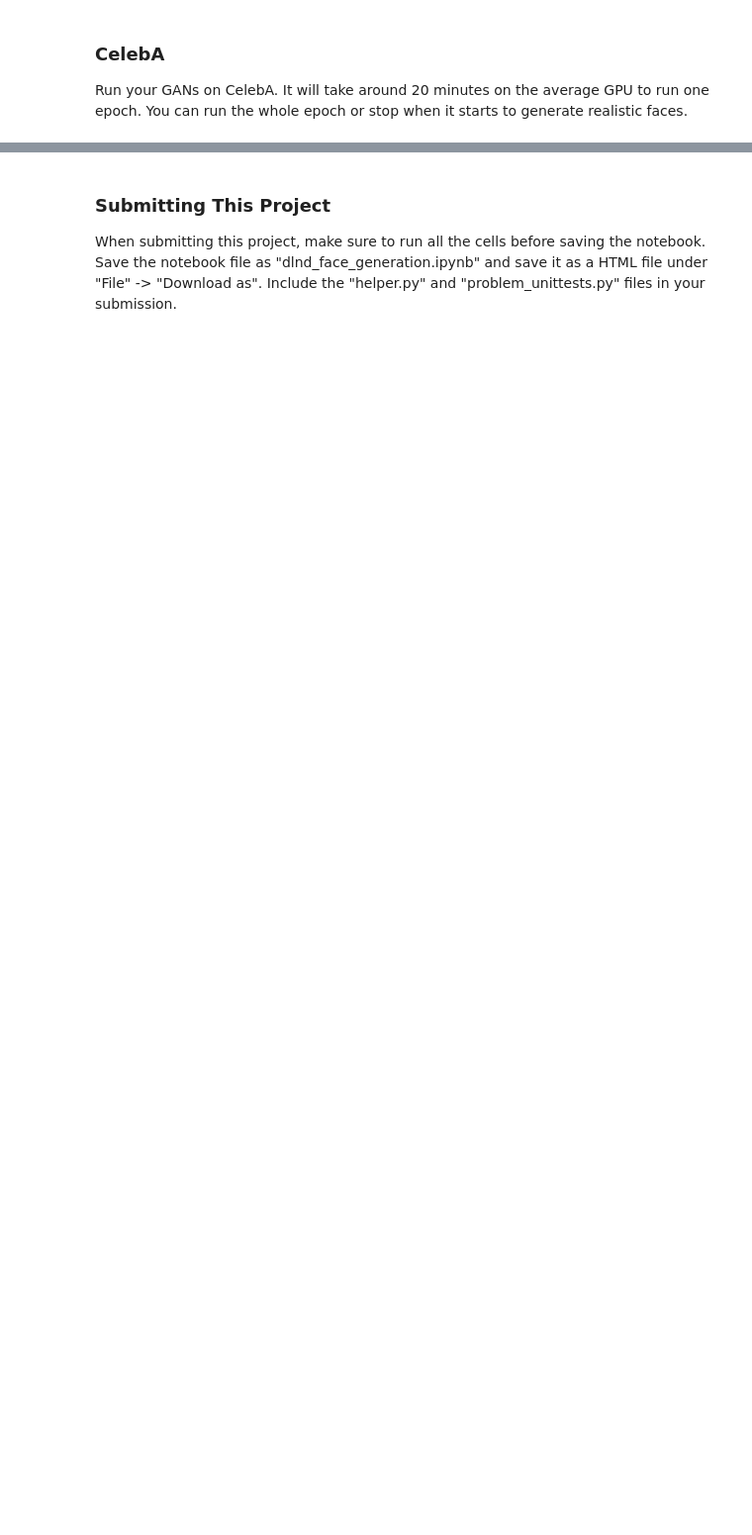
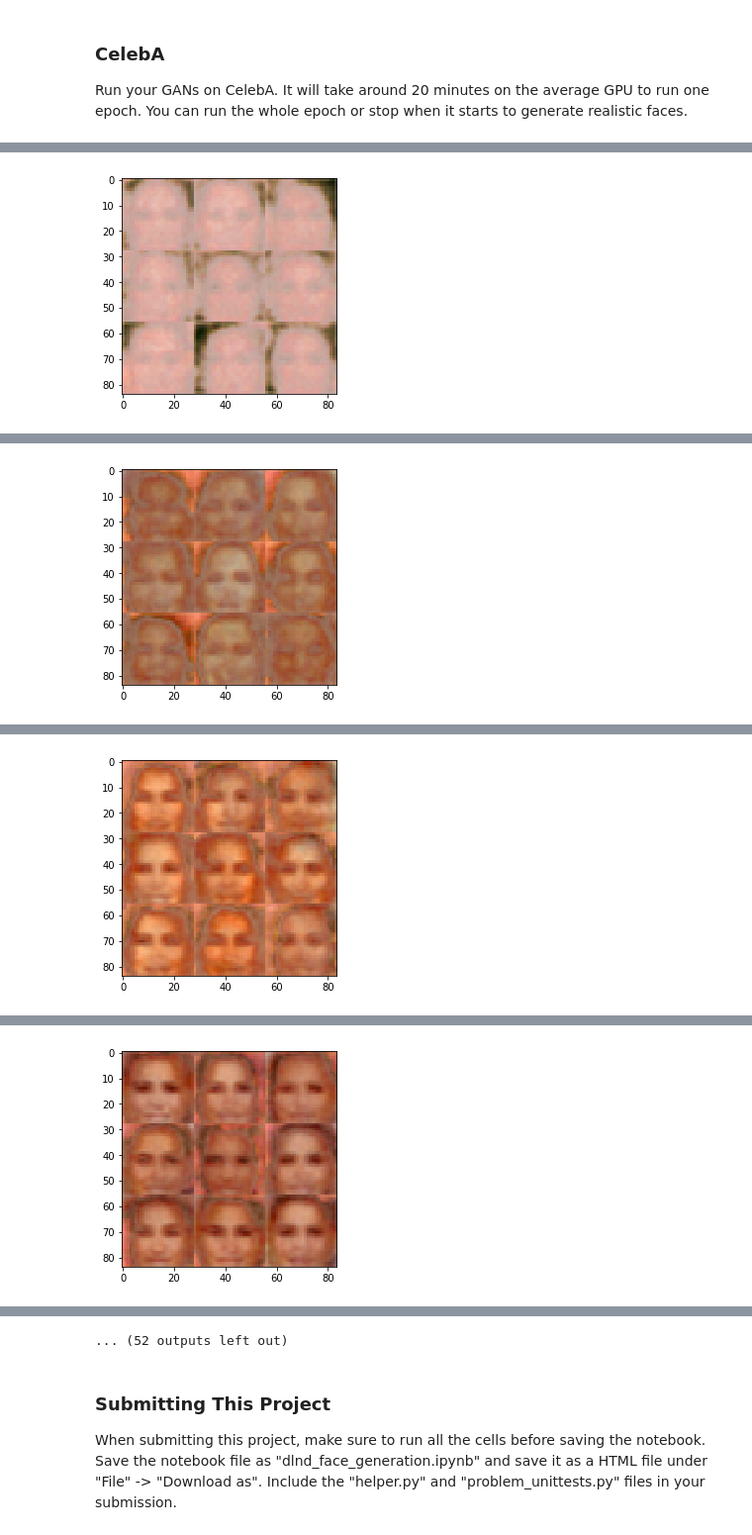
Before and after one commit to nadvamir/udacity-5-face-generation, a Jupyter notebook: dlnd_face_generation.ipynb, the cells around one changed output, grey strips where cells are left out. Shown at 99% size. Drawn from its saved outputs; the diff is of its cells as text; code cells hidden in the pictures; blank space fills up the shorter version.

```diff
--- a/dlnd_face_generation.ipynb
+++ b/dlnd_face_generation.ipynb
@@ -412,10 +474,10 @@ IndexError: list index out of range
 ### CelebA
 Run your GANs on CelebA.  It will take around 20 minutes on the average GPU to run one epoch.  You can run the whole epoch or stop when it starts to generate realistic faces.
 # %%
-batch_size = None
-z_dim = None
-learning_rate = None
-beta1 = None
+batch_size = 64
+z_dim = 128
+learning_rate = 0.0005
+beta1 = 0.5
 
 
 """
@@ -427,3 +489,4 @@ celeba_dataset = helper.Dataset('celeba', glob(os.path.join(data_dir, 'img_align
 with tf.Graph().as_default():
     train(epochs, batch_size, z_dim, learning_rate, beta1, celeba_dataset.get_batches,
           celeba_dataset.shape, celeba_dataset.image_mode)
+# %% [output]
@@ -429,0 +503 @@ with tf.Graph().as_default():
+[figure, added]
@@ -429,0 +514 @@ with tf.Graph().as_default():
+[figure, added]
@@ -429,0 +525 @@ with tf.Graph().as_default():
+[figure, added]
@@ -429,0 +536 @@ with tf.Graph().as_default():
+[figure, added]
@@ -430,3 +559,4 @@ with tf.Graph().as_default():
+... (52 outputs left out)
 # %% [markdown]
 ### Submitting This Project
 When submitting this project, make sure to run all the cells before saving the notebook. Save the notebook file as "dlnd_face_generation.ipynb" and save it as a HTML file under "File" -> "Download as". Include the "helper.py" and "problem_unittests.py" files in your submission.
```
Also changed, not shown: parts of 10 cells of this notebook, 3 other files.
